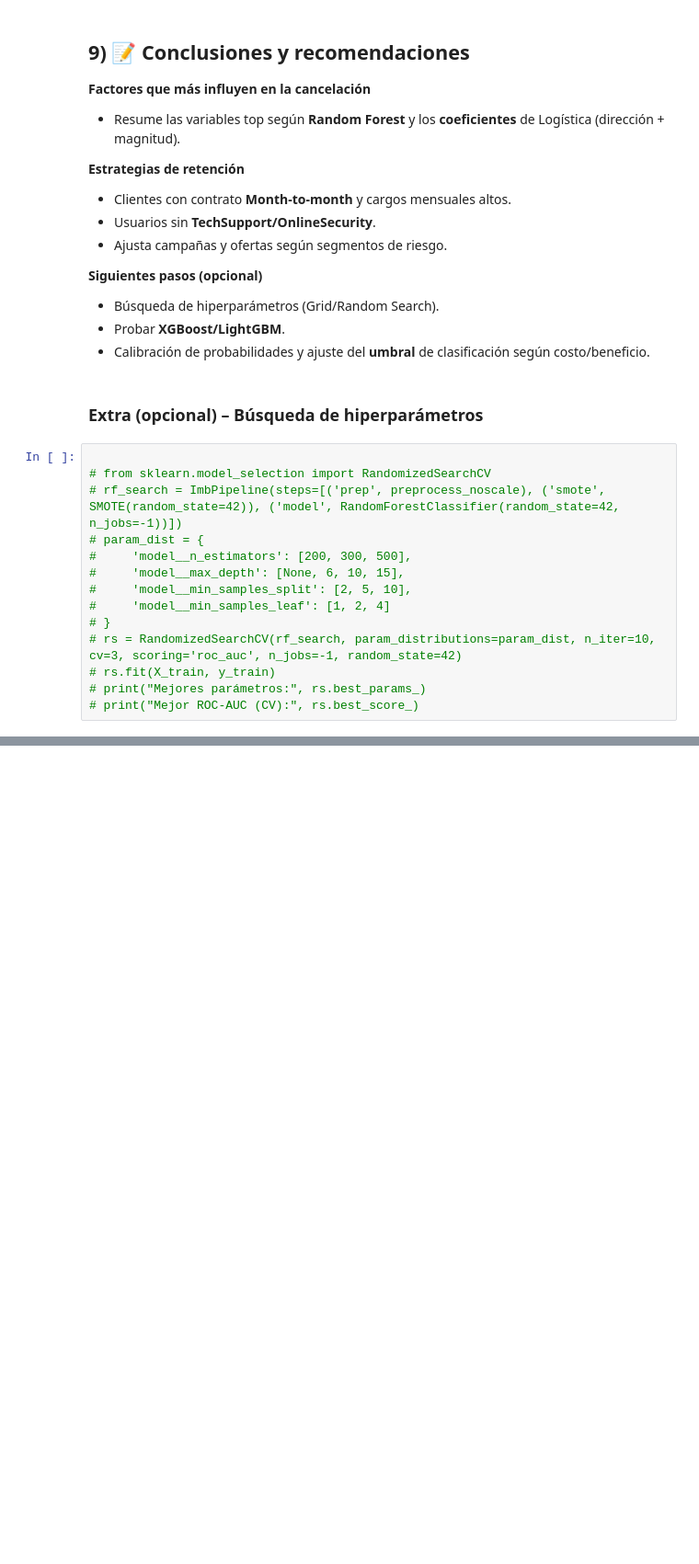
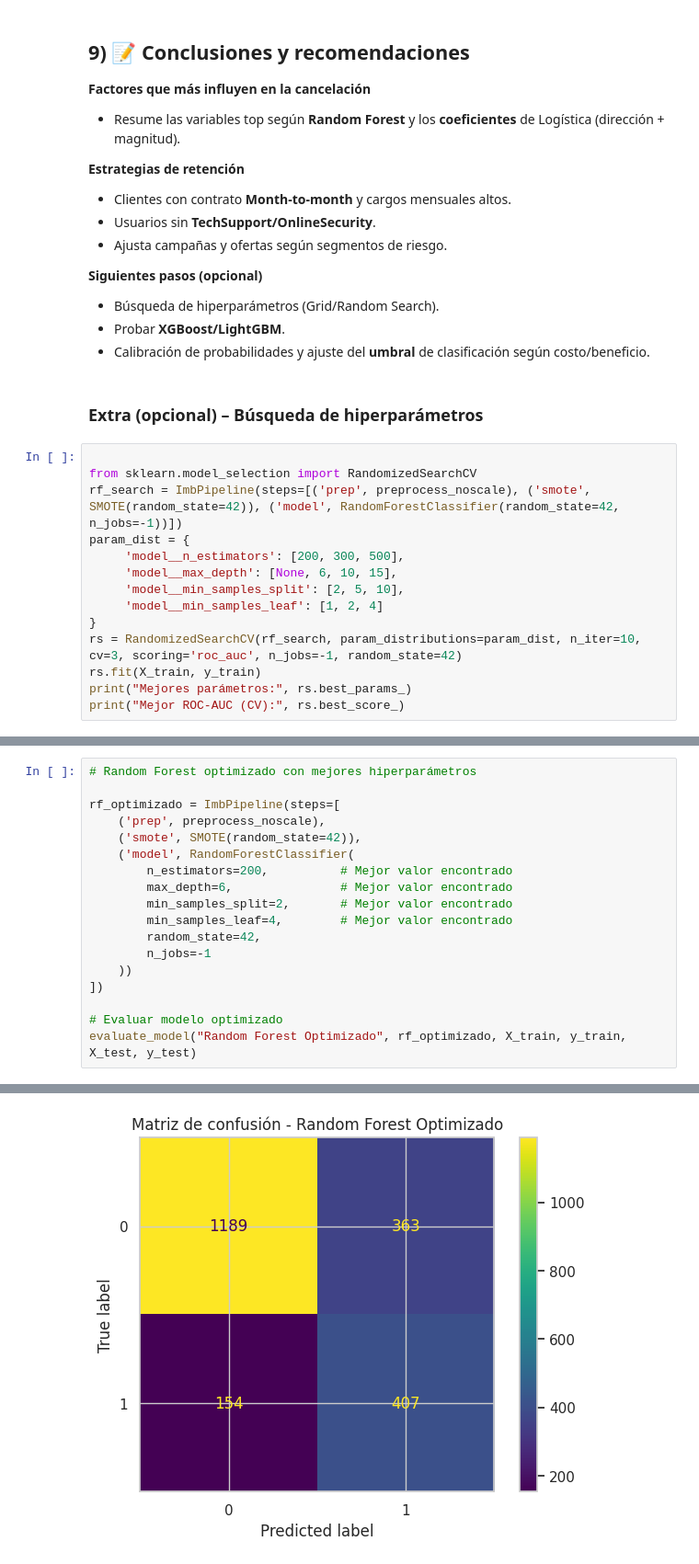
Before and after one commit to GabArg/telecomx-churn, a Jupyter notebook: TelecomX_Parte2_Churn_EXT.ipynb, the cells around one changed output, grey strips where cells are left out. Shown at 92% size. Saved outputs shown, nothing was run; the diff lists cells and outputs as text; blank space fills up the shorter version.

```diff
--- a/TelecomX_Parte2_Churn_EXT.ipynb
+++ b/TelecomX_Parte2_Churn_EXT.ipynb
@@ -308,15 +475,15 @@ Completa con tus resultados (copiando métricas de la sección de evaluación).
 ### Extra (opcional) – Búsqueda de hiperparámetros
 # %%
 
-# from sklearn.model_selection import RandomizedSearchCV
-# rf_search = ImbPipeline(steps=[('prep', preprocess_noscale), ('smote', SMOTE(random_state=42)), ('model', RandomForestClassifier(random_state=42, n_jobs=-1))])
-# param_dist = {
-#     'model__n_estimators': [200, 300, 500],
-#     'model__max_depth': [None, 6, 10, 15],
-#     'model__min_samples_split': [2, 5, 10],
-#     'model__min_samples_leaf': [1, 2, 4]
-# }
-# rs = RandomizedSearchCV(rf_search, param_distributions=param_dist, n_iter=10, cv=3, scoring='roc_auc', n_jobs=-1, random_state=42)
-# rs.fit(X_train, y_train)
-# print("Mejores parámetros:", rs.best_params_)
-# print("Mejor ROC-AUC (CV):", rs.best_score_)
+from sklearn.model_selection import RandomizedSearchCV
+rf_search = ImbPipeline(steps=[('prep', preprocess_noscale), ('smote', SMOTE(random_state=42)), ('model', RandomForestClassifier(random_state=42, n_jobs=-1))])
+param_dist = {
+     'model__n_estimators': [200, 300, 500],
+     'model__max_depth': [None, 6, 10, 15],
+     'model__min_samples_split': [2, 5, 10],
+     'model__min_samples_leaf': [1, 2, 4]
+}
+rs = RandomizedSearchCV(rf_search, param_distributions=param_dist, n_iter=10, cv=3, scoring='roc_auc', n_jobs=-1, random_state=42)
+rs.fit(X_train, y_train)
+print("Mejores parámetros:", rs.best_params_)
+print("Mejor ROC-AUC (CV):", rs.best_score_)
@@ -322,0 +498,19 @@ Completa con tus resultados (copiando métricas de la sección de evaluación).
+# %%
+# Random Forest optimizado con mejores hiperparámetros
+
+rf_optimizado = ImbPipeline(steps=[
+    ('prep', preprocess_noscale),
+    ('smote', SMOTE(random_state=42)),
+    ('model', RandomForestClassifier(
+        n_estimators=200,          # Mejor valor encontrado
+        max_depth=6,               # Mejor valor encontrado
+        min_samples_split=2,       # Mejor valor encontrado
+        min_samples_leaf=4,        # Mejor valor encontrado
+        random_state=42,
+        n_jobs=-1
+    ))
+])
+
+# Evaluar modelo optimizado
+evaluate_model("Random Forest Optimizado", rf_optimizado, X_train, y_train, X_test, y_test)
+# %% [output]
@@ -322,0 +527 @@ Completa con tus resultados (copiando métricas de la sección de evaluación).
+[figure, added]
```
Also changed, not shown: parts of 22 cells of this notebook.
